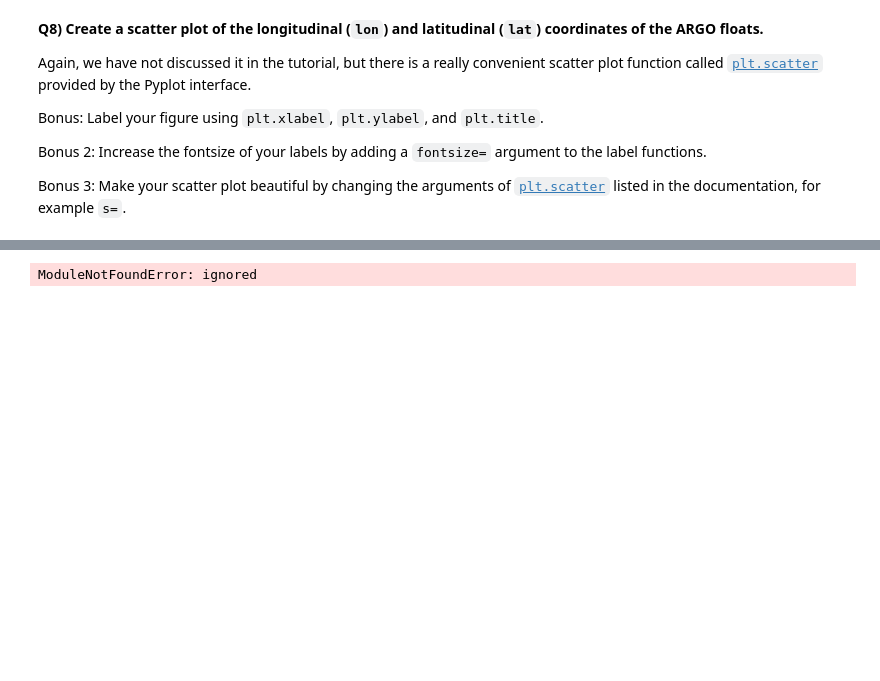
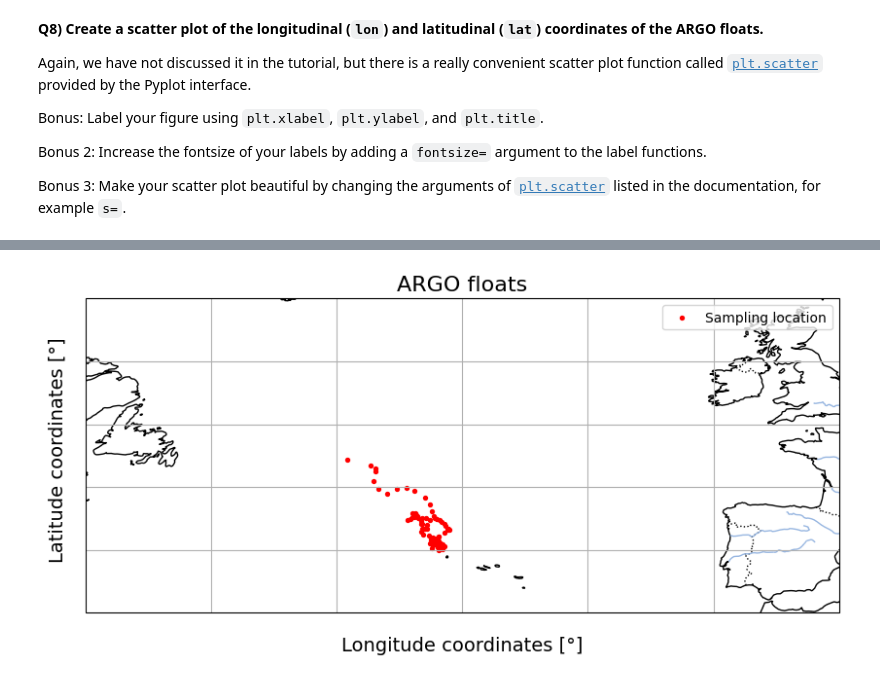
Before and after one commit to koleens/2023_Intro_Python, a Jupyter notebook: W2_S1.ipynb, the cells around one changed output, grey strips where cells are left out. Saved outputs shown, nothing was run; the diff lists cells and outputs as text; code cells hidden in the pictures; blank space fills up the shorter version.

```diff
--- a/W2_S1.ipynb
+++ b/W2_S1.ipynb
@@ -473,35 +448,32 @@ Successfully installed basemap-data-hires-1.3.2
-# %%
-
-import matplotlib.pyplot as plt
-
-from mpl_toolkits.basemap import Basemap
-
-# Create a Basemap object for the world
-m = Basemap(projection='mill', llcrnrlat=-90, urcrnrlat=90, llcrnrlon=-180, urcrnrlon=180, resolution='c')
-
-# Create a figure and axis for plotting
-fig, ax = plt.subplots(figsize=(10, 6))
-
-# Draw the coastlines, countries, and rivers
-m.drawcoastlines()
-m.drawcountries()
-m.drawrivers()
-
-# Customize the map projection
-m.drawparallels(range(-90, 91, 30), labels=[1, 0, 0, 0])
-m.drawmeridians(range(-180, 181, 60), labels=[0, 0, 0, 1])
-
-# Plot your scatter data on top of the map
-# Replace lon and lat with your own data
-lon = [0, 30, 60, 90, 120]
-lat = [0, 10, 20, 30, 40]
-m.scatter(lon, lat, latlon=True, marker='o', color='red', label='Scatter Points')
-
-# Add a legend
-plt.legend()
-
-# Show the plot
-plt.title('World Map with Scatter Plot')
-plt.show()
-# %% [output]
-ModuleNotFoundError: ignored
+# %%
+
+import matplotlib.pyplot as plt
+import cartopy.crs as ccrs
+import cartopy.feature as cfeature
+
+# Create a figure and axis with a PlateCarree projection (latitude and longitude)
+fig, ax = plt.subplots(subplot_kw={'projection': ccrs.PlateCarree()}, figsize=(10, 6))
+
+# Add coastlines, countries, and rivers as background features
+ax.add_feature(cfeature.COASTLINE)
+ax.add_feature(cfeature.BORDERS, linestyle=':')
+ax.add_feature(cfeature.RIVERS)
+
+# Customize the map projection
+ax.set_extent([-60, 0, 35, 60], crs=ccrs.PlateCarree())
+ax.gridlines()
+
+# Plot your scatter data on top of the map
+# Replace lon and lat with your own data
+ax.scatter(Lon,Lat,s=8, marker='o', color='red', label='Sampling location')
+
+ax.text(-30, 32, 'Longitude coordinates [°]', fontsize=14, ha='center')
+ax.text(-63, 48, 'Latitude coordinates [°]', fontsize=14, va='center', rotation='vertical')
+# Add a legend
+plt.legend()
+
+
+plt.title('ARGO floats', fontsize=16)
+plt.show()
+# %% [output]
+[figure, added]
```
Also changed, not shown: parts of 5 cells of this notebook.
